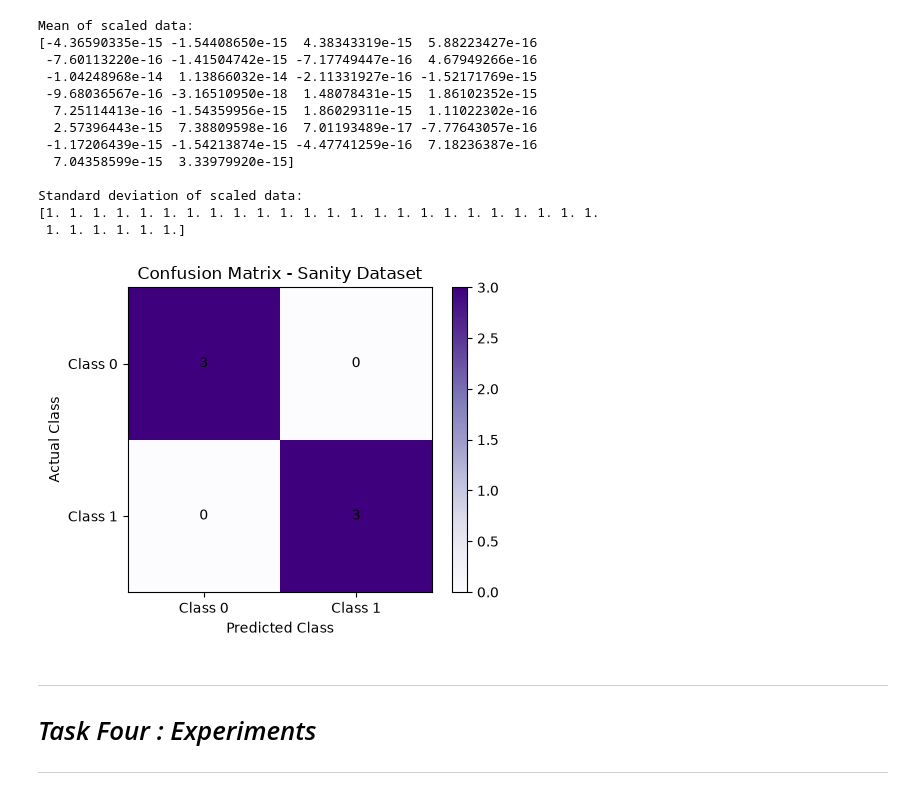
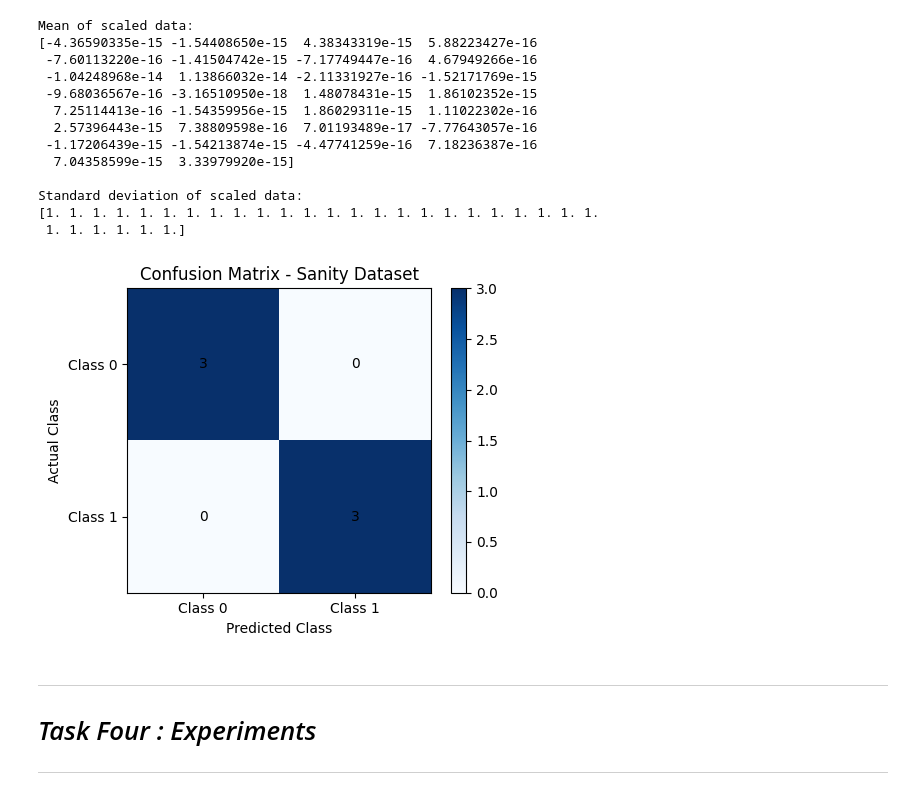
Before and after one commit to naglaamohamed1486-droid/Cola_machine, a Jupyter notebook: GNB_20240626_20242100.ipynb, the cells around one changed output. Drawn from its saved outputs; the diff is of its cells as text; code cells hidden in the pictures.

```diff
--- a/GNB_20240626_20242100.ipynb
+++ b/GNB_20240626_20242100.ipynb
@@ -596,23 +596,23 @@ Standard deviation of scaled data:
 # %%
 cm_sanity = confusion_matrix(y_sanity, y_pred_sanity)
 plt.figure(figsize=(5, 4))
-plt.imshow(cm_sanity, cmap="Purples")
+plt.imshow(cm_sanity, cmap="Blues")
 plt.title("Confusion Matrix - Sanity Dataset")
 plt.xlabel("Predicted Class")
 plt.ylabel("Actual Class")
 
 plt.xticks([0, 1], ["Class 0", "Class 1"])
 plt.yticks([0, 1], ["Class 0", "Class 1"])
 
 for i in range(cm_sanity.shape[0]):
     for j in range(cm_sanity.shape[1]):
         plt.text(j, i, cm_sanity[i, j], ha="center", va="center")
 
 plt.colorbar()
 plt.tight_layout()
 plt.show()
 # %% [output]
-[figure, old version]
+[figure, new version]
 # %% [markdown]
 ---
 
```
Also changed, not shown: parts of 1 cell of this notebook.
